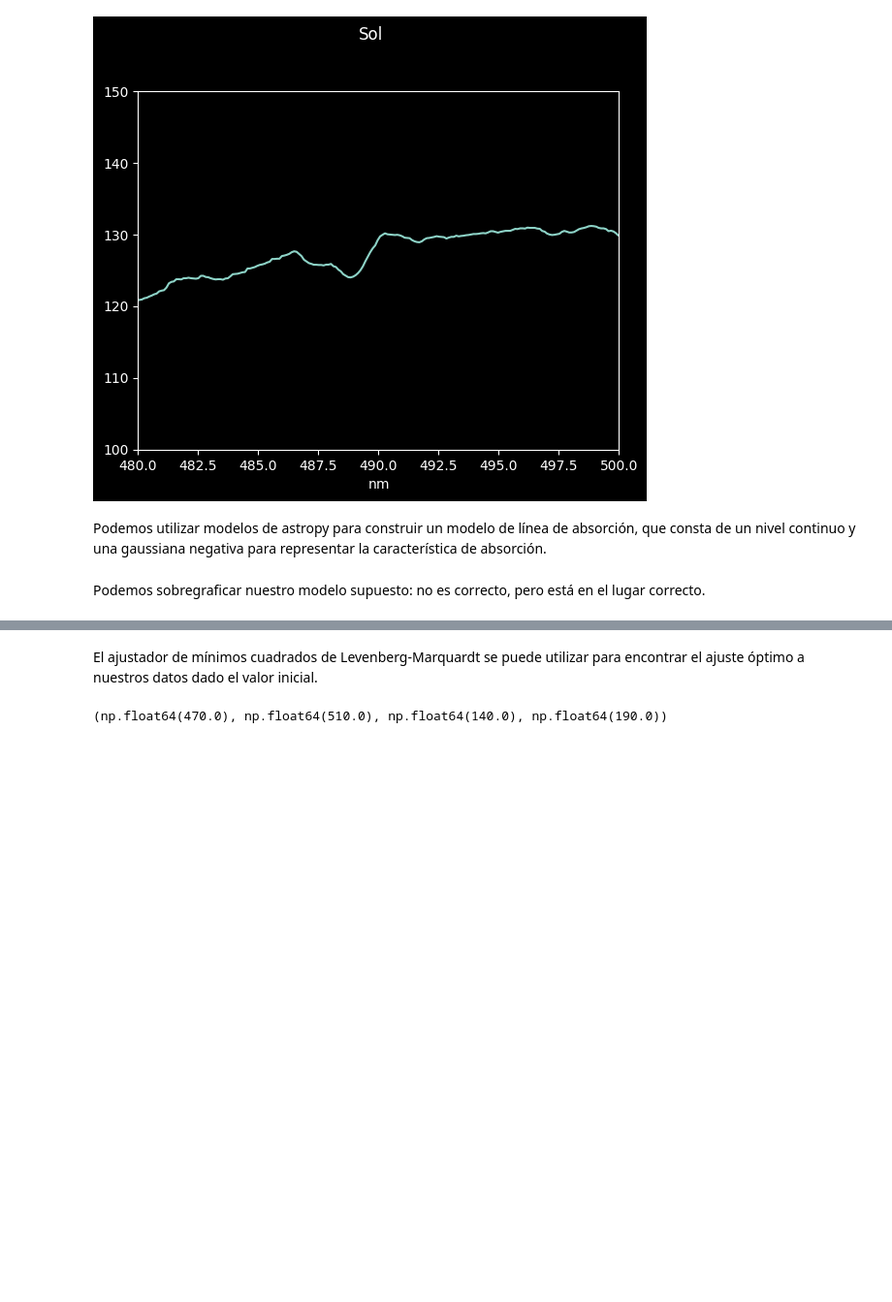
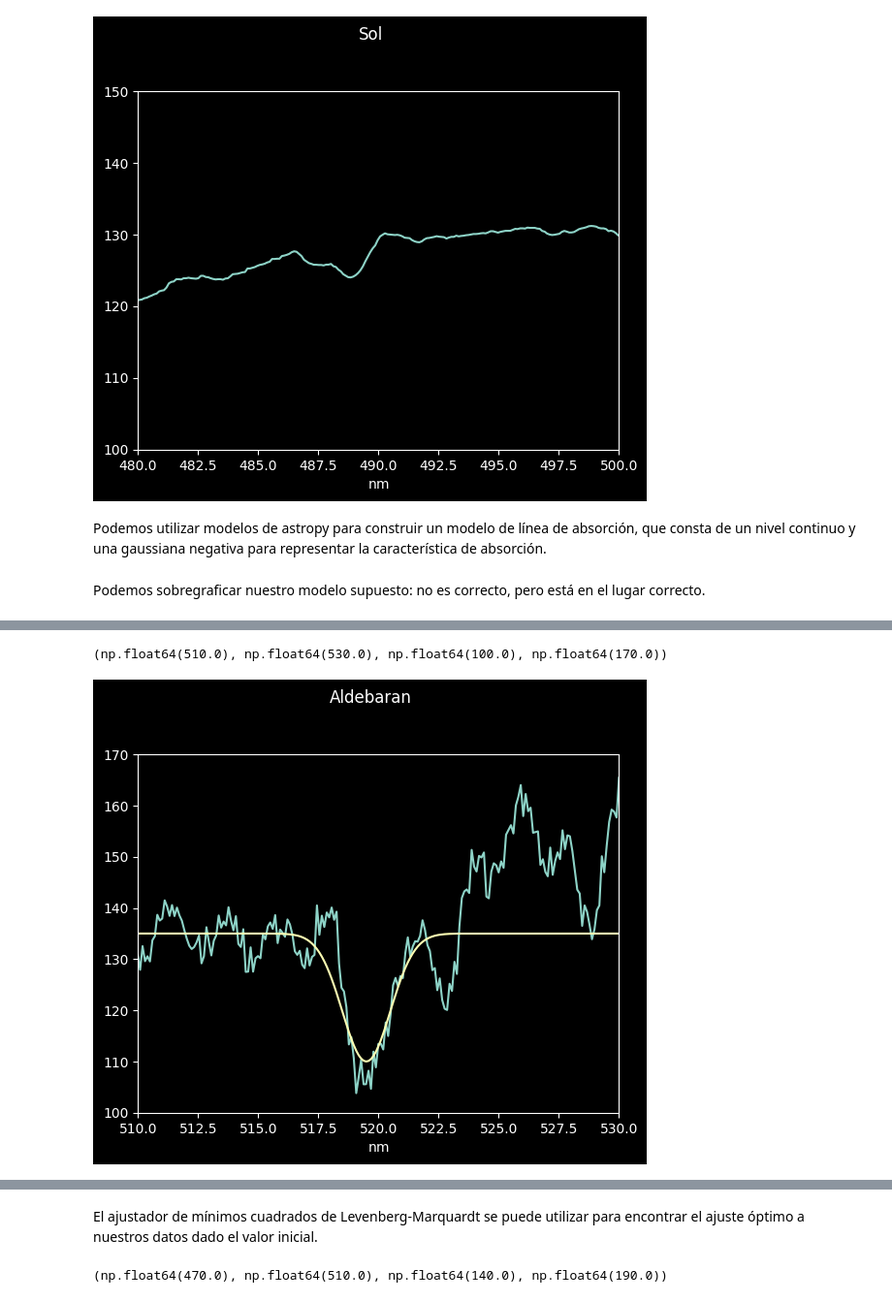
Before and after one commit to Almarm-r/Astronomia-Observacional, a Jupyter notebook: Tutorial_3_Astropy/3-Trace_Extract_Wavelength-CalibrateSpectrum.ipynb, the cells around one changed output, grey strips where cells are left out. Shown at 97% size. Drawn from its saved outputs; the diff is of its cells as text; code cells hidden in the pictures; blank space fills up the shorter version.

```diff
--- a/Tutorial_3_Astropy/3-Trace_Extract_Wavelength-CalibrateSpectrum.ipynb
+++ b/Tutorial_3_Astropy/3-Trace_Extract_Wavelength-CalibrateSpectrum.ipynb
@@ -179,3 +177,8 @@ absorption_model_guess = Linear1D(slope=0, intercept=175) + Gaussian1D(amplitude
+# %%
+absorption_model_guess = Linear1D(slope=0, intercept=175) + Gaussian1D(amplitude=-25, mean=486, stddev=3)
+absorption_model_guess2 = Linear1D(slope=0, intercept=135) + Gaussian1D(amplitude=-25, mean=519.5, stddev=1)
+absorption_model_guess3 = Linear1D(slope=0, intercept=125) + Gaussian1D(amplitude=-25, mean=533, stddev=2)
+absorption_model_guess4 = Linear1D(slope=0, intercept=129) + Gaussian1D(amplitude=-5, mean=489 ,stddev=0.5)
 # %% [markdown]
 Podemos sobregraficar nuestro modelo supuesto: no es correcto, pero está en el lugar correcto.
 # %%
@@ -187,0 +192,8 @@ plt.axis([470,510,140,190])
+# %%
+plt.plot(wavelengths1, spectrum1)
+plt.suptitle("Aldebaran", y=1.02)
+plt.plot(wavelengths1, absorption_model_guess2(wavelengths1.value))
+plt.axis([510,530,100,170])
+# %% [output]
+(np.float64(510.0), np.float64(530.0), np.float64(100.0), np.float64(170.0))
+[figure, added]
```
Also changed, not shown: parts of 23 cells of this notebook, 1 other file.
